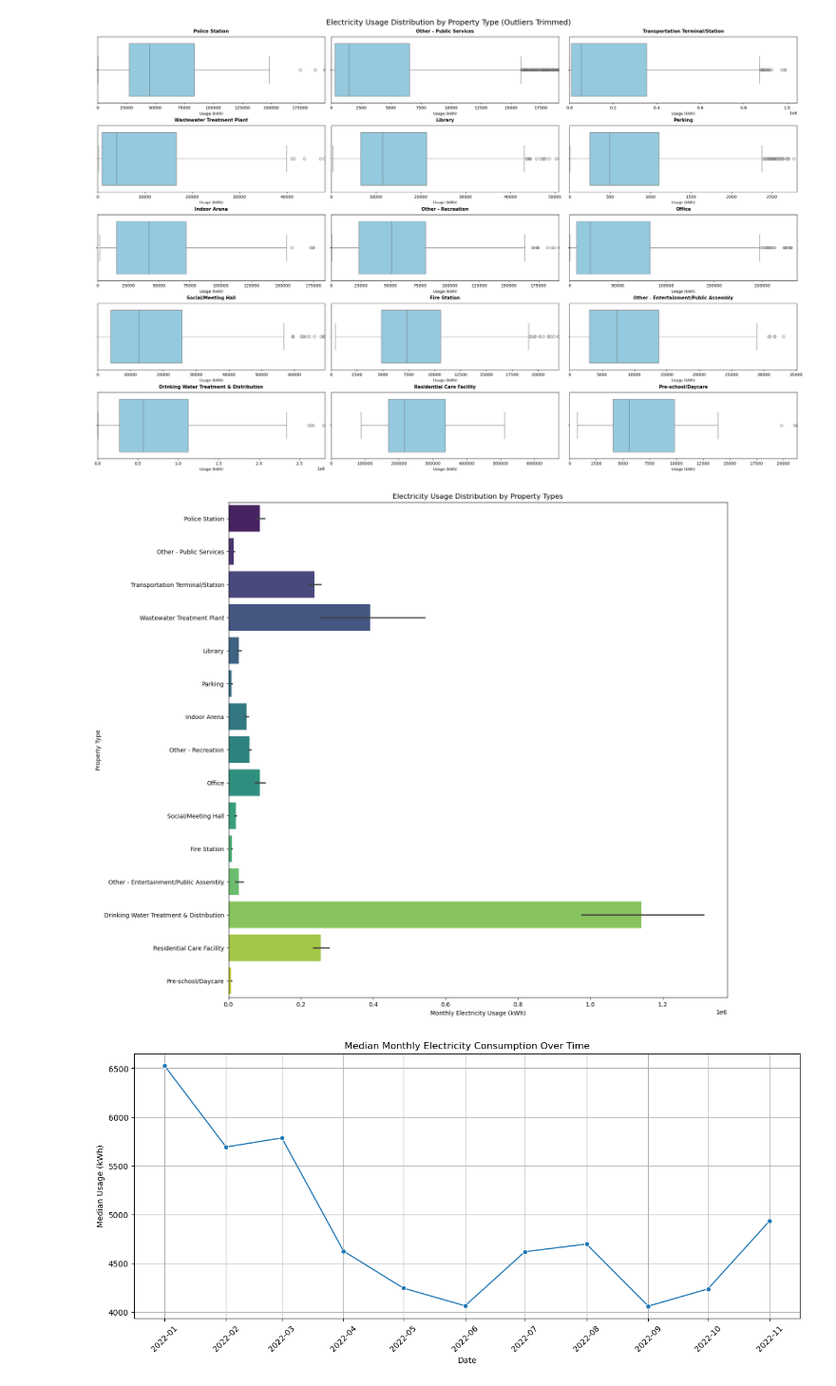
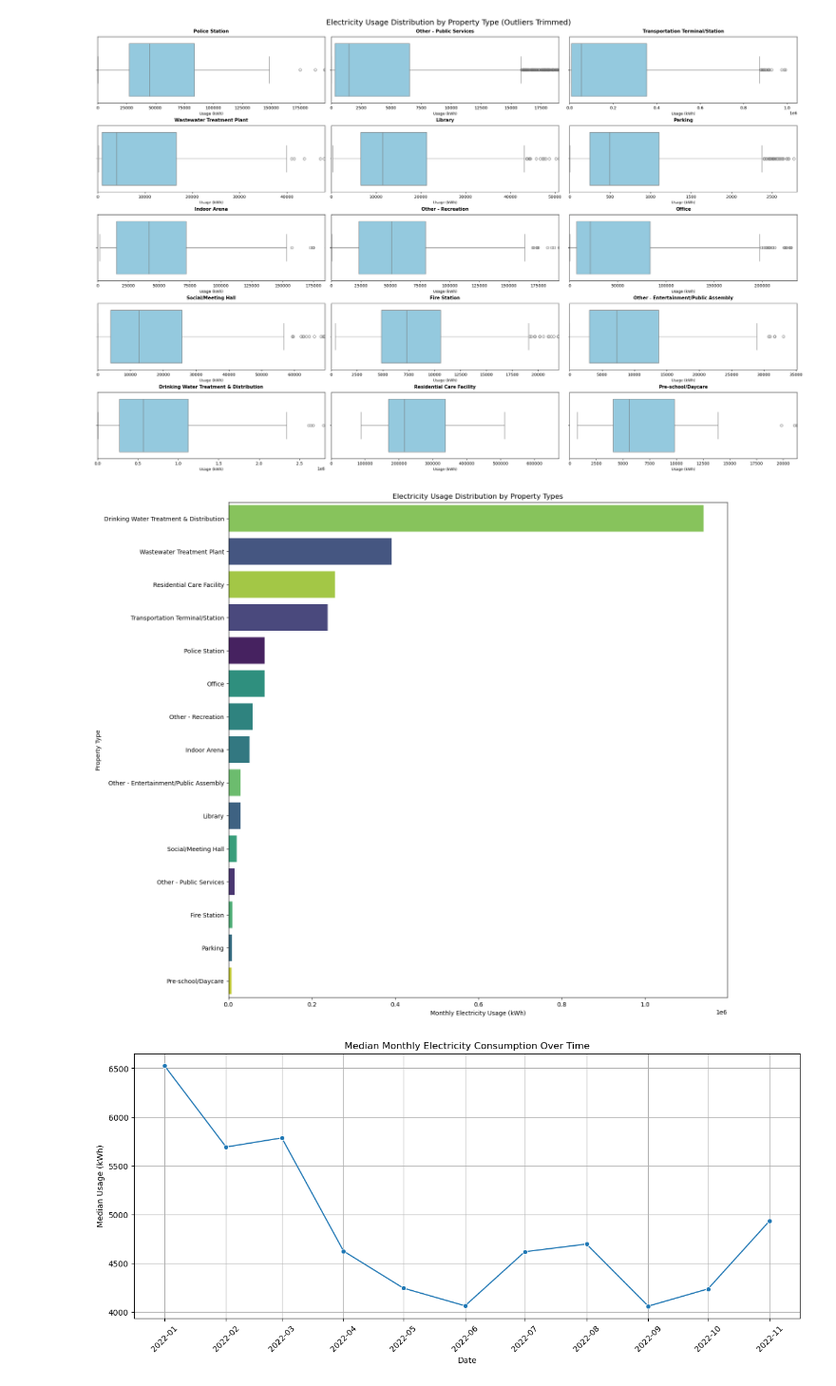
Before and after one commit to JorgeRPMHS/Project, a Jupyter notebook: CPSC_610-Group 6-clean.ipynb, the cells around one changed output. Shown at 95% size. Saved outputs shown, nothing was run; the diff lists cells and outputs as text; code cells hidden in the pictures.

```diff
--- a/CPSC_610-Group 6-clean.ipynb
+++ b/CPSC_610-Group 6-clean.ipynb
@@ -850,21 +850,24 @@ plot_property_type_subplots(df_merged)
 [figure]
 # %%
 # ----- 4. Consumption by Property Type Option 1
+df_merged_sorted = df_merged.groupby('Property_Type')['Electricity_Usage_kWh'].mean().sort_values(ascending=False).index
+
 plt.figure(figsize=(15, 15))
 sns.barplot(
     data = df_merged,
     x = "Electricity_Usage_kWh",
     y = "Property_Type",
     hue = "Property_Type",
     legend = False,
-    palette = "viridis")
+    palette = "viridis",
+    errorbar=None, order =df_merged_sorted)
 
 plt.title("Electricity Usage Distribution by Property Types")
 plt.xlabel("Monthly Electricity Usage (kWh)")
 plt.ylabel("Property Type")
 plt.show()
 # %% [output]
-[figure, old version]
+[figure, new version]
 # %%
 # ----- 5. Time Series Trends
 # --- Group by Start Date to see the total consumption trend over time
```
Also changed, not shown: parts of 6 cells of this notebook.
